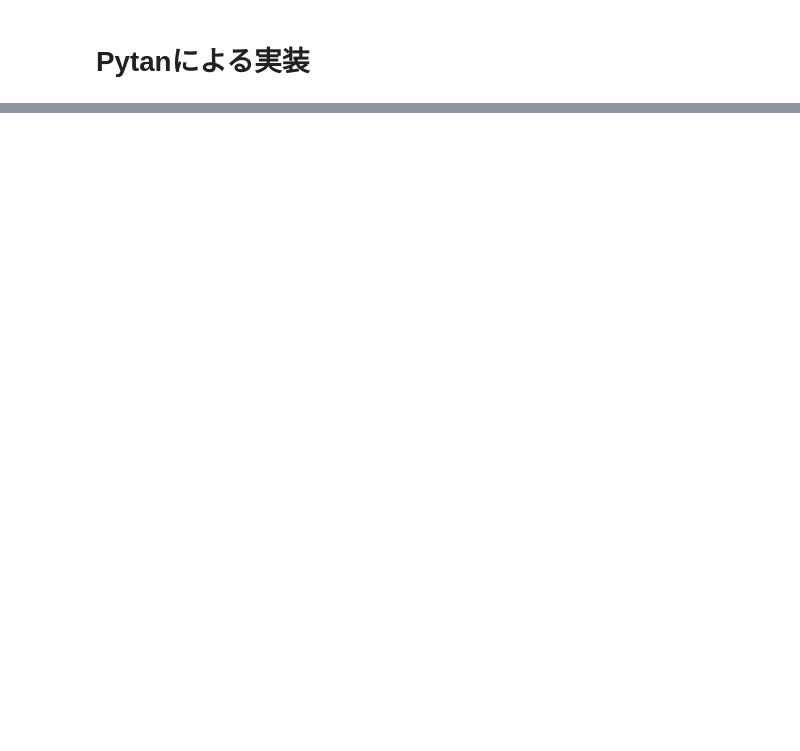
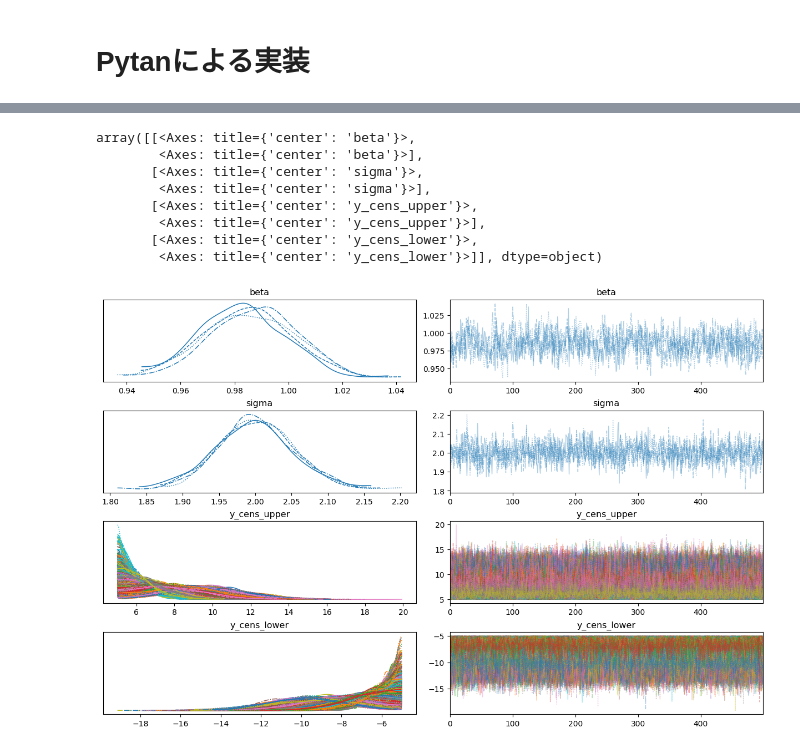
Before and after one commit to S10aki95/note, a Jupyter notebook: notebook/censored_regression_pystan.ipynb, the cells around one changed output, grey strips where cells are left out. Saved outputs shown, nothing was run; the diff lists cells and outputs as text; code cells hidden in the pictures; blank space fills up the shorter version.

```diff
--- a/notebook/censored_regression_pystan.ipynb
+++ b/notebook/censored_regression_pystan.ipynb
@@ -65,3 +68,8 @@ stan_data = {
 # %%
-posterior = CmdStanModel(stan_file="../src/stan/censored_regression.stan")
+# モデル読み込み
+model = CmdStanModel(stan_file="../src/stan/censored_regression.stan")
+
+# モデル式
+print("-------------------")
+model.format()
 # %% [output]
@@ -68,0 +93,23 @@ UnicodeDecodeError: 'utf-8' codec can't decode byte 0x8f in position 0: invalid
+# %%
+# Data dict for stan
+stan_data = {
+    "N_obs": len(yt[(yt < 5) & (yt > -5)]),
+    "N_cens_upper": len(yt[yt == 5]),
+    "N_cens_lower": len(yt[yt == -5]),
+    "n_dim": xt.shape[1],
+    "y_obs": yt[(yt < 5) & (yt > -5)],
+    "X_obs": xt[(yt < 5) & (yt > -5)],
+    "X_cens_upper": xt[yt == 5],
+    "X_cens_lower": xt[yt == -5],
+    "upper_bound": 5,
+    "lower_bound": -5,
+}
+
+# 計算
+res = model.sample(
+    data=stan_data,
+    iter_warmup=1500,
+    iter_sampling=500,
+    parallel_chains=4,
+    chains=4,
+)
@@ -68,0 +123,12 @@ UnicodeDecodeError: 'utf-8' codec can't decode byte 0x8f in position 0: invalid
+# %%
+arviz.plot_trace(res, backend_kwargs={"constrained_layout": True})
+# %% [output]
+array([[<Axes: title={'center': 'beta'}>,
+        <Axes: title={'center': 'beta'}>],
+       [<Axes: title={'center': 'sigma'}>,
+        <Axes: title={'center': 'sigma'}>],
+       [<Axes: title={'center': 'y_cens_upper'}>,
+        <Axes: title={'center': 'y_cens_upper'}>],
+       [<Axes: title={'center': 'y_cens_lower'}>,
+        <Axes: title={'center': 'y_cens_lower'}>]], dtype=object)
+[figure, added]
```
Also changed, not shown: parts of 8 cells of this notebook, 1 other file.
